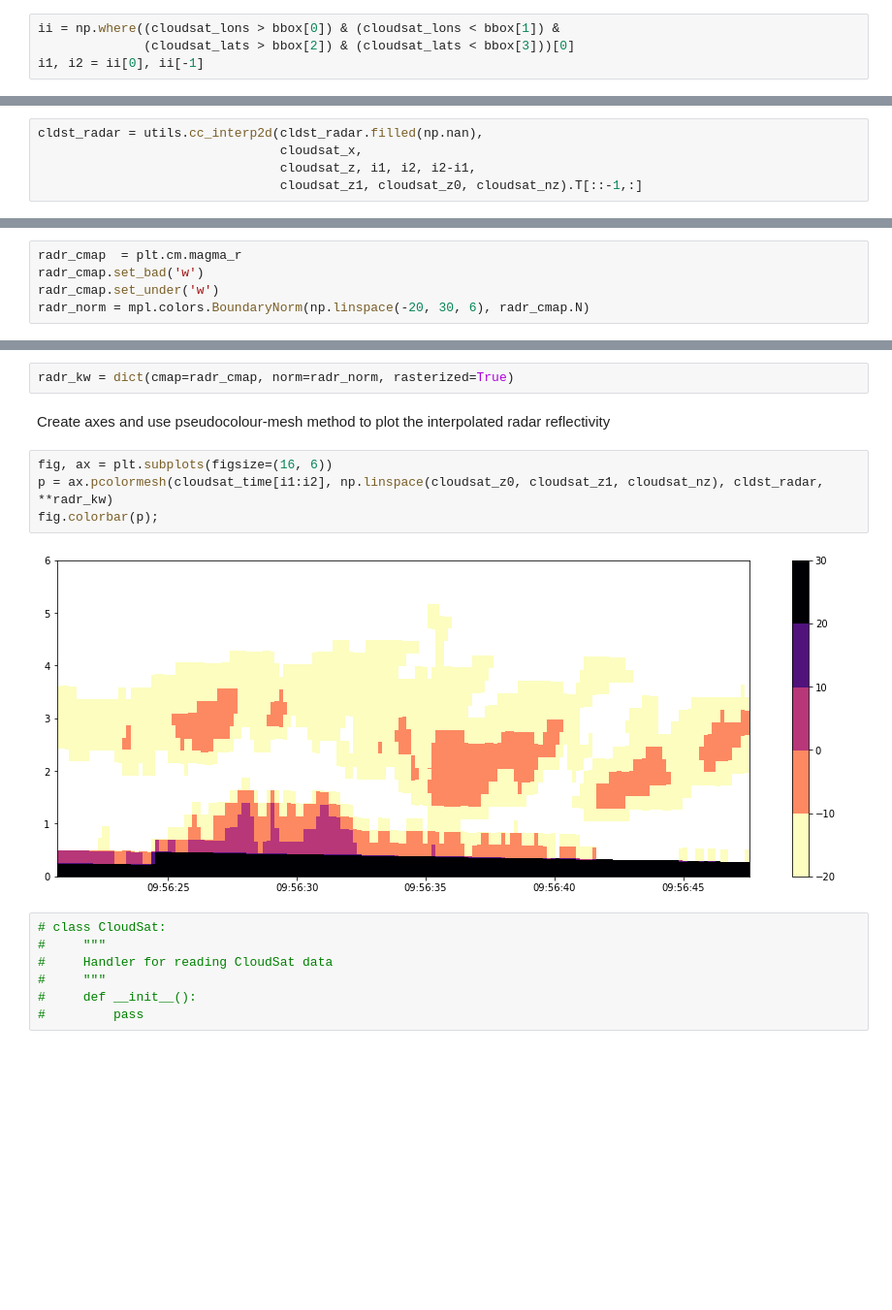
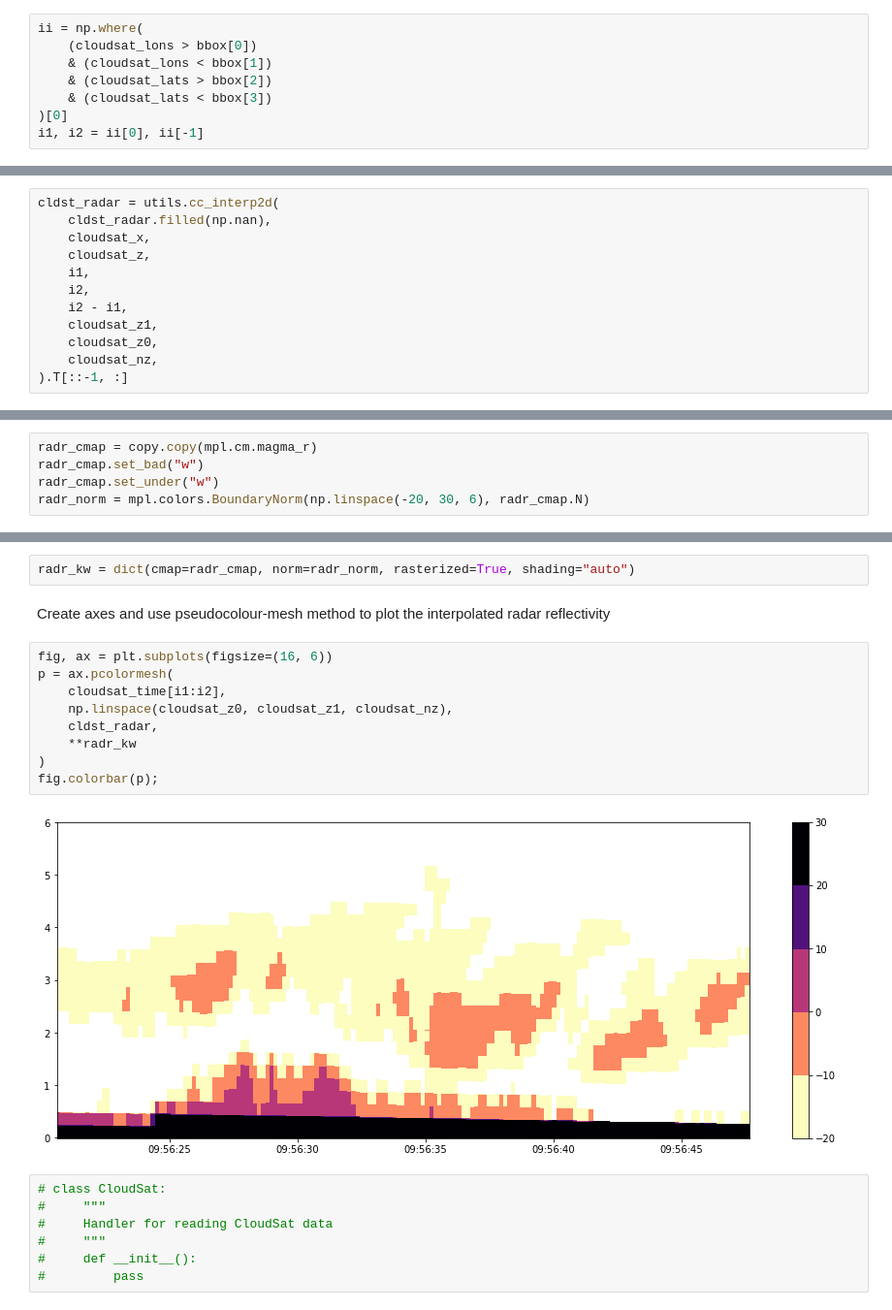
Before and after one commit to dennissergeev/cloudsat_polarlows, a Jupyter notebook: Quickstart.ipynb, the cells around one changed output, grey strips where cells are left out. Shown at 97% size. Cells and saved outputs as stored; diff of their text form; blank space fills up the shorter version.

```diff
--- a/Quickstart.ipynb
+++ b/Quickstart.ipynb
@@ -83,8 +87,12 @@ bbox = (-2.5, 10, 71, 80)
 # %% [markdown]
 Find array indices of those longitude and latitude values of CloudSat track that fall within the bounding box
 # %%
-ii = np.where((cloudsat_lons > bbox[0]) & (cloudsat_lons < bbox[1]) &
-              (cloudsat_lats > bbox[2]) & (cloudsat_lats < bbox[3]))[0]
+ii = np.where(
+    (cloudsat_lons > bbox[0])
+    & (cloudsat_lons < bbox[1])
+    & (cloudsat_lats > bbox[2])
+    & (cloudsat_lats < bbox[3])
+)[0]
 i1, i2 = ii[0], ii[-1]
 # %% [markdown]
 Print out the first and the last index of that part of the track
@@ -114,31 +122,43 @@ cldst_radar = cldst_radar[i1:i2, :]
 # %% [markdown]
 Intepolate radar reflectivity to regular height levels
 # %%
-cldst_radar = utils.cc_interp2d(cldst_radar.filled(np.nan),
-                                cloudsat_x,
-                                cloudsat_z, i1, i2, i2-i1,
-                                cloudsat_z1, cloudsat_z0, cloudsat_nz).T[::-1,:]
+cldst_radar = utils.cc_interp2d(
+    cldst_radar.filled(np.nan),
+    cloudsat_x,
+    cloudsat_z,
+    i1,
+    i2,
+    i2 - i1,
+    cloudsat_z1,
+    cloudsat_z0,
+    cloudsat_nz,
+).T[::-1, :]
 # %% [markdown]
 ## Plotting radar data
 # %% [markdown]
 Select a colourmap and normalise it to show desired contour levels
 # %%
-radr_cmap  = plt.cm.magma_r
-radr_cmap.set_bad('w')
-radr_cmap.set_under('w')
+radr_cmap = copy.copy(mpl.cm.magma_r)
+radr_cmap.set_bad("w")
+radr_cmap.set_under("w")
 radr_norm = mpl.colors.BoundaryNorm(np.linspace(-20, 30, 6), radr_cmap.N)
 # %% [markdown]
 Pack all the necessary keywords into a dictionary for convenience
 # %%
-radr_kw = dict(cmap=radr_cmap, norm=radr_norm, rasterized=True)
+radr_kw = dict(cmap=radr_cmap, norm=radr_norm, rasterized=True, shading="auto")
 # %% [markdown]
 Create axes and use pseudocolour-mesh method to plot the interpolated radar reflectivity
 # %%
 fig, ax = plt.subplots(figsize=(16, 6))
-p = ax.pcolormesh(cloudsat_time[i1:i2], np.linspace(cloudsat_z0, cloudsat_z1, cloudsat_nz), cldst_radar, **radr_kw)
+p = ax.pcolormesh(
+    cloudsat_time[i1:i2],
+    np.linspace(cloudsat_z0, cloudsat_z1, cloudsat_nz),
+    cldst_radar,
+    **radr_kw
+)
 fig.colorbar(p);
 # %% [output]
-[figure, old version]
+[figure, new version]
 # %%
 # class CloudSat:
 #     """
```
Also changed, not shown: parts of 6 cells of this notebook, 3 other files.
